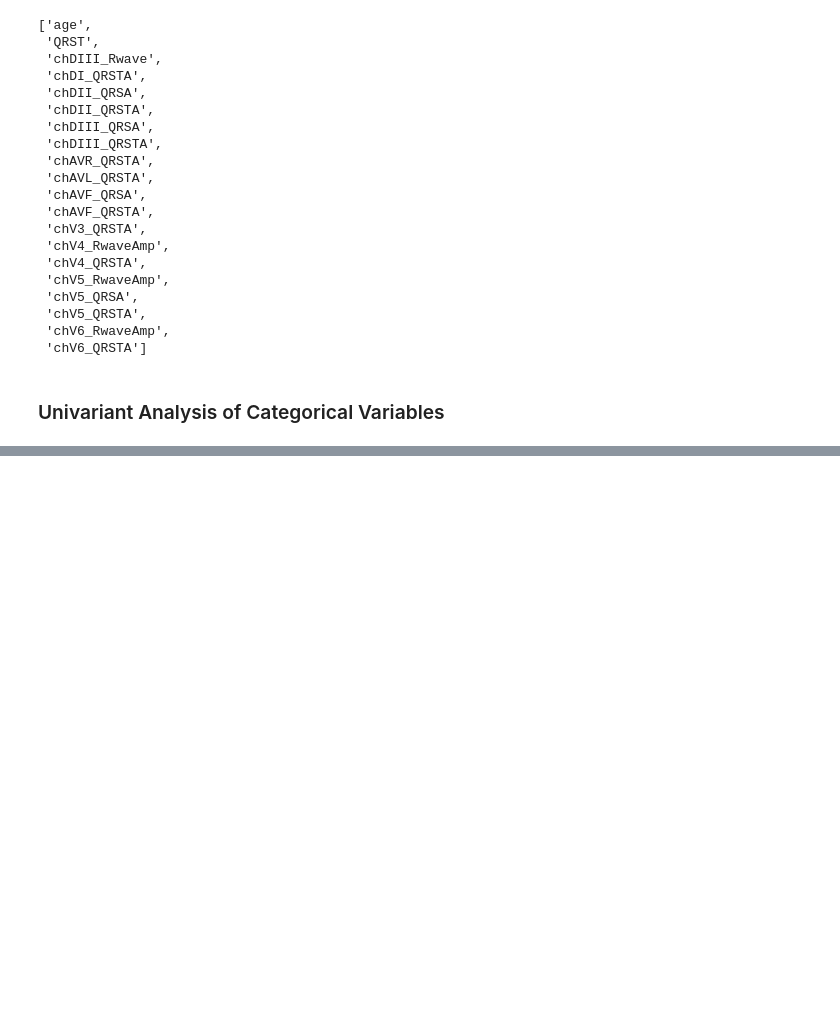
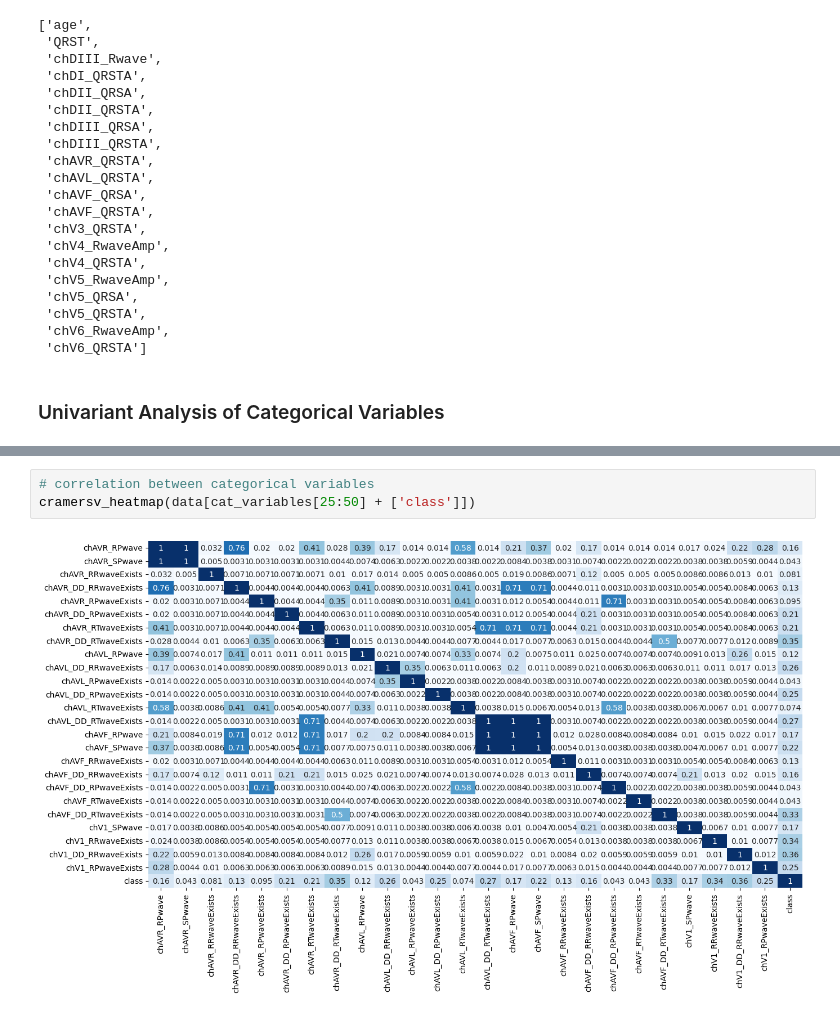
Before and after one commit to omarcastano/MLutilities, a Jupyter notebook: notebooks/arrhythim.ipynb, the cells around one changed output, grey strips where cells are left out. Cells and saved outputs as stored; diff of their text form; blank space fills up the shorter version.

```diff
--- a/notebooks/arrhythim.ipynb
+++ b/notebooks/arrhythim.ipynb
@@ -193,0 +164,5 @@ df.head()
+# %%
+# correlation between categorical variables
+cramersv_heatmap(data[cat_variables[25:50] + ['class']])
+# %% [output]
+[figure, added]
```
Also changed, not shown: parts of 13 cells of this notebook, 2 other files.
